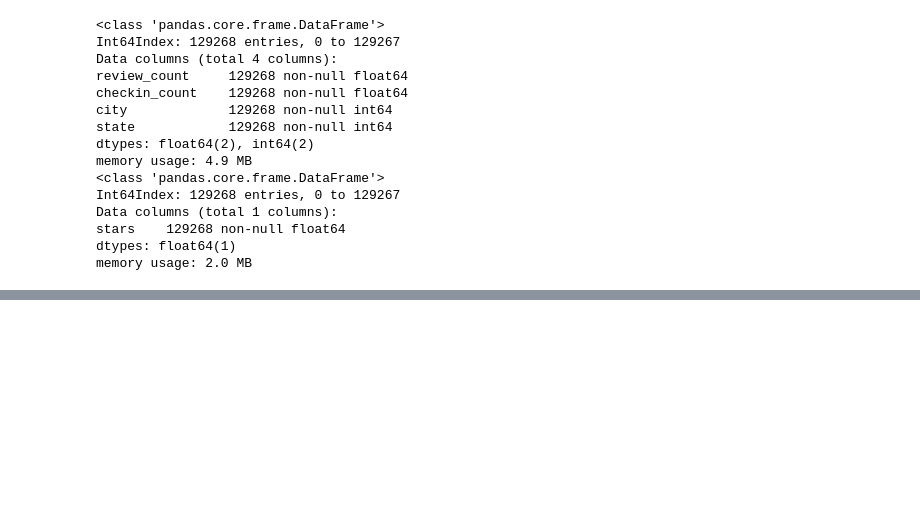
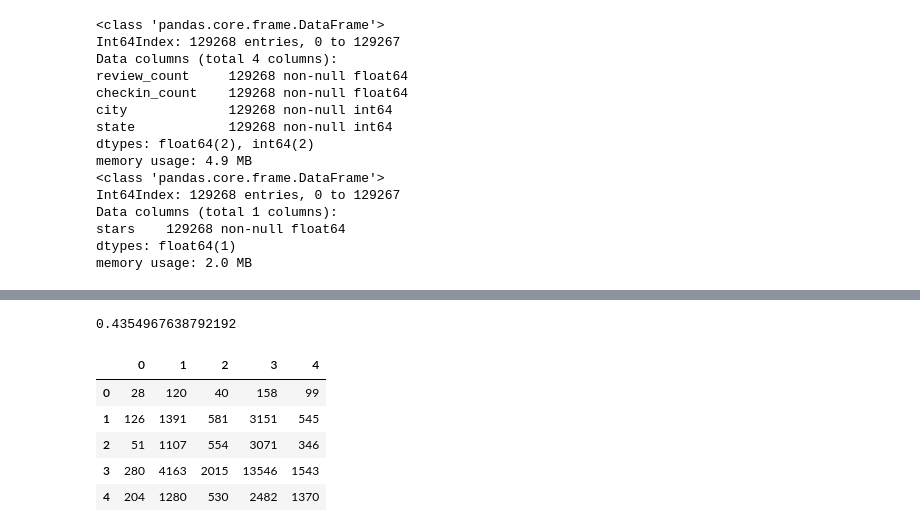
Before and after one commit to ck-unifr/yelp_dataset_challenge, a Jupyter notebook: notebooks/predict_star_ratings.ipynb, the cells around one changed output, grey strips where cells are left out. Cells and saved outputs as stored; diff of their text form; code cells hidden in the pictures; blank space fills up the shorter version.

```diff
--- a/notebooks/predict_star_ratings.ipynb
+++ b/notebooks/predict_star_ratings.ipynb
@@ -416,0 +508,23 @@ memory usage: 2.0 MB
+# %%
+from sklearn.neighbors import KNeighborsClassifier
+neigh = KNeighborsClassifier(n_neighbors=3)
+neigh.fit(X_train, y_train)
+
+from sklearn.metrics import accuracy_score
+
+y_predict = neigh.predict(X_test)
+accuracy_score = accuracy_score(y_test, y_predict)
+print(accuracy_score)
+
+from sklearn.metrics import confusion_matrix
+pd.DataFrame(
+    confusion_matrix(y_test, y_predict)
+)
+# %% [output]
+0.4354967638792192
+|  | 0 | 1 | 2 | 3 | 4 |
+| 0 | 28 | 120 | 40 | 158 | 99 |
+| 1 | 126 | 1391 | 581 | 3151 | 545 |
+| 2 | 51 | 1107 | 554 | 3071 | 346 |
+| 3 | 280 | 4163 | 2015 | 13546 | 1543 |
+| 4 | 204 | 1280 | 530 | 2482 | 1370 |
```
Also changed, not shown: parts of 15 cells of this notebook.
